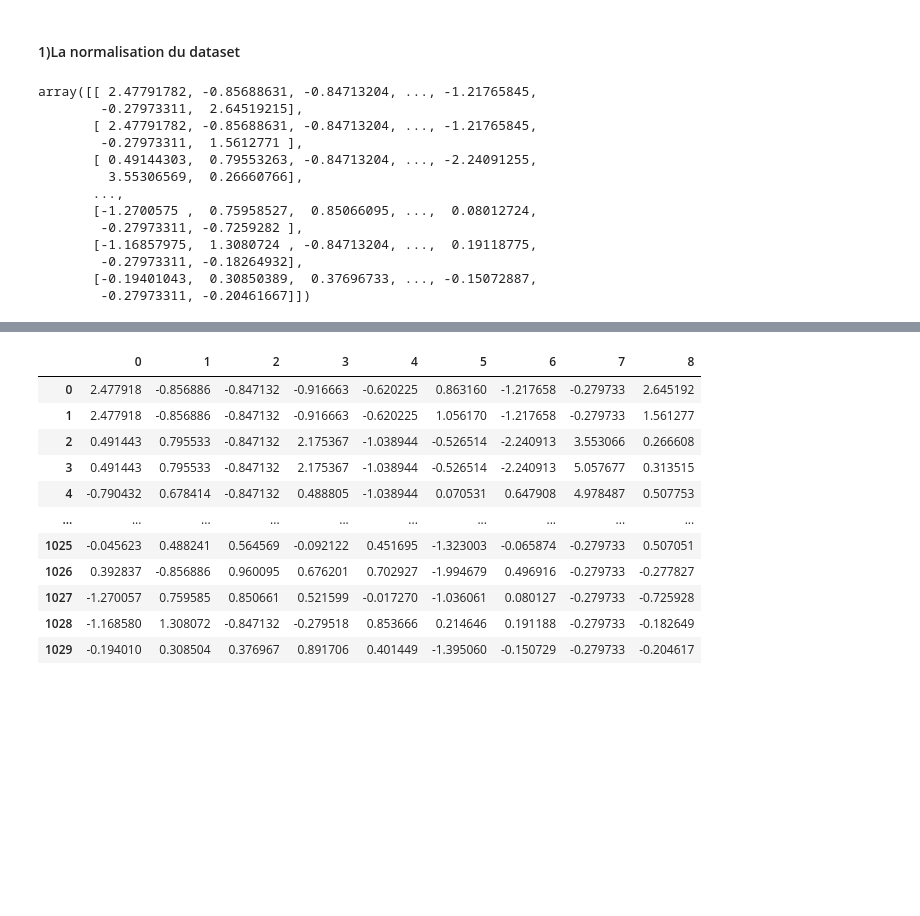
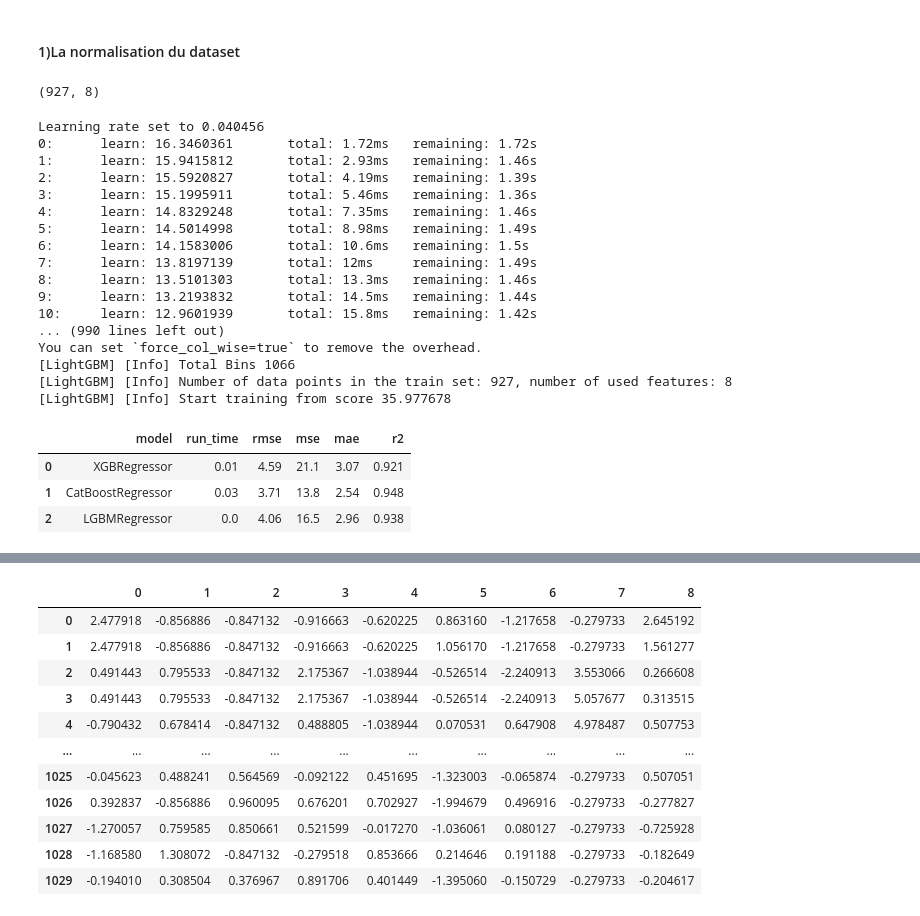
Before and after one commit to Ananjou/Memoire_Master2, a Jupyter notebook: detection_d'anomalie_selection_variable.ipynb, the cells around one changed output, grey strips where cells are left out. Cells and saved outputs as stored; diff of their text form; code cells hidden in the pictures; blank space fills up the shorter version.

```diff
--- a/detection_d'anomalie_selection_variable.ipynb
+++ b/detection_d'anomalie_selection_variable.ipynb
@@ -80,20 +87,70 @@ data.head()
 from sklearn.preprocessing import StandardScaler
 scaler= StandardScaler()
 
-normData=scaler.fit_transform(data)
+X_train=scaler.fit_transform(X_train)
 
-normData
+X_test= scaler.transform(X_test)
+
+X_train.shape
 # %% [output]
-array([[ 2.47791782, -0.85688631, -0.84713204, ..., -1.21765845,
-        -0.27973311,  2.64519215],
-       [ 2.47791782, -0.85688631, -0.84713204, ..., -1.21765845,
-        -0.27973311,  1.5612771 ],
-       [ 0.49144303,  0.79553263, -0.84713204, ..., -2.24091255,
-         3.55306569,  0.26660766],
-       ...,
-       [-1.2700575 ,  0.75958527,  0.85066095, ...,  0.08012724,
-        -0.27973311, -0.7259282 ],
-       [-1.16857975,  1.3080724 , -0.84713204, ...,  0.19118775,
-        -0.27973311, -0.18264932],
-       [-0.19401043,  0.30850389,  0.37696733, ..., -0.15072887,
-        -0.27973311, -0.20461667]])
+(927, 8)
+# %%
+from xgboost import XGBRegressor
+from catboost import CatBoostRegressor
+from lightgbm import LGBMRegressor
+
+regressors ={
+    "XGBRegressor":XGBRegressor(random_state = 42),
+    "CatBoostRegressor": CatBoostRegressor(random_state=42),
+    "LGBMRegressor":LGBMRegressor(random_state=42)
+}
+
+df_models = pd.DataFrame(columns=['model', 'run_time', 'rmse', 'mse','mae','r2'])
+
+for key in regressors:
+
+    start_time = time.time()
+
+    regressor = regressors[key]
+    model = regressor.fit(X_train, y_train)
+    y_pred = model.predict(X_test)
+
+    # scores = cross_val_score(model,
+    #                          X_train,
+    #                          y_train,
+    #                          scoring="neg_mean_squared_error",
+    #                          cv=10)
+
+    row = {'model': key,
+           'run_time': format(round((time.time() - start_time)/60,2)),
+           'rmse': format(mean_squared_error(y_test, y_pred,squared=False),".3"),
+           'mse': format(mean_squared_error(y_test, y_pred),".3"),
+           'mae': format(mean_absolute_error(y_test,y_pred),".3"),
+           'r2' : format(r2_score(y_test,y_pred),"0.3")
+    }
+
+    df_models = df_models.append(row, ignore_index=True)
+
+df_models.head()
+# %% [output]
+Learning rate set to 0.040456
+0:      learn: 16.3460361       total: 1.72ms   remaining: 1.72s
+1:      learn: 15.9415812       total: 2.93ms   remaining: 1.46s
+2:      learn: 15.5920827       total: 4.19ms   remaining: 1.39s
+3:      learn: 15.1995911       total: 5.46ms   remaining: 1.36s
+4:      learn: 14.8329248       total: 7.35ms   remaining: 1.46s
+5:      learn: 14.5014998       total: 8.98ms   remaining: 1.49s
+6:      learn: 14.1583006       total: 10.6ms   remaining: 1.5s
+7:      learn: 13.8197139       total: 12ms     remaining: 1.49s
+8:      learn: 13.5101303       total: 13.3ms   remaining: 1.46s
+9:      learn: 13.2193832       total: 14.5ms   remaining: 1.44s
+10:     learn: 12.9601939       total: 15.8ms   remaining: 1.42s
+... (990 lines left out)
+You can set `force_col_wise=true` to remove the overhead.
+[LightGBM] [Info] Total Bins 1066
+[LightGBM] [Info] Number of data points in the train set: 927, number of used features: 8
+[LightGBM] [Info] Start training from score 35.977678
+|  | model | run_time | rmse | mse | mae | r2 |
+| 0 | XGBRegressor | 0.01 | 4.59 | 21.1 | 3.07 | 0.921 |
+| 1 | CatBoostRegressor | 0.03 | 3.71 | 13.8 | 2.54 | 0.948 |
+| 2 | LGBMRegressor | 0.0 | 4.06 | 16.5 | 2.96 | 0.938 |
```
Also changed, not shown: parts of 31 cells of this notebook, 6 other files.
